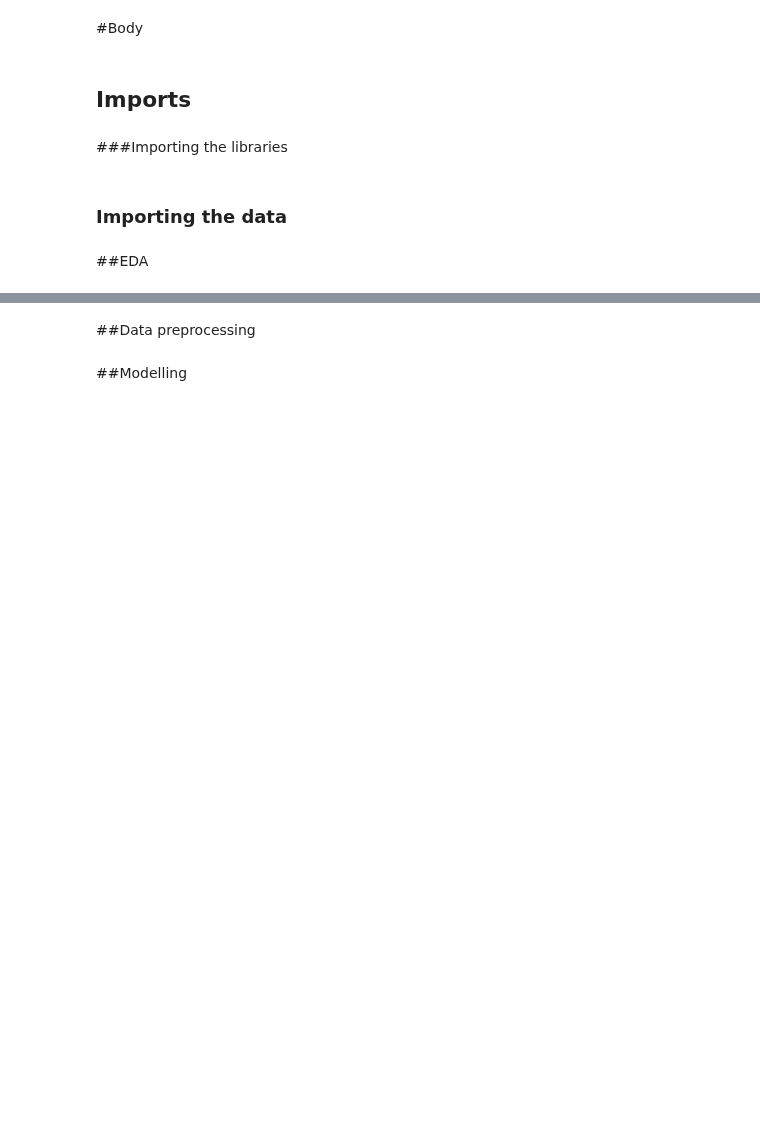
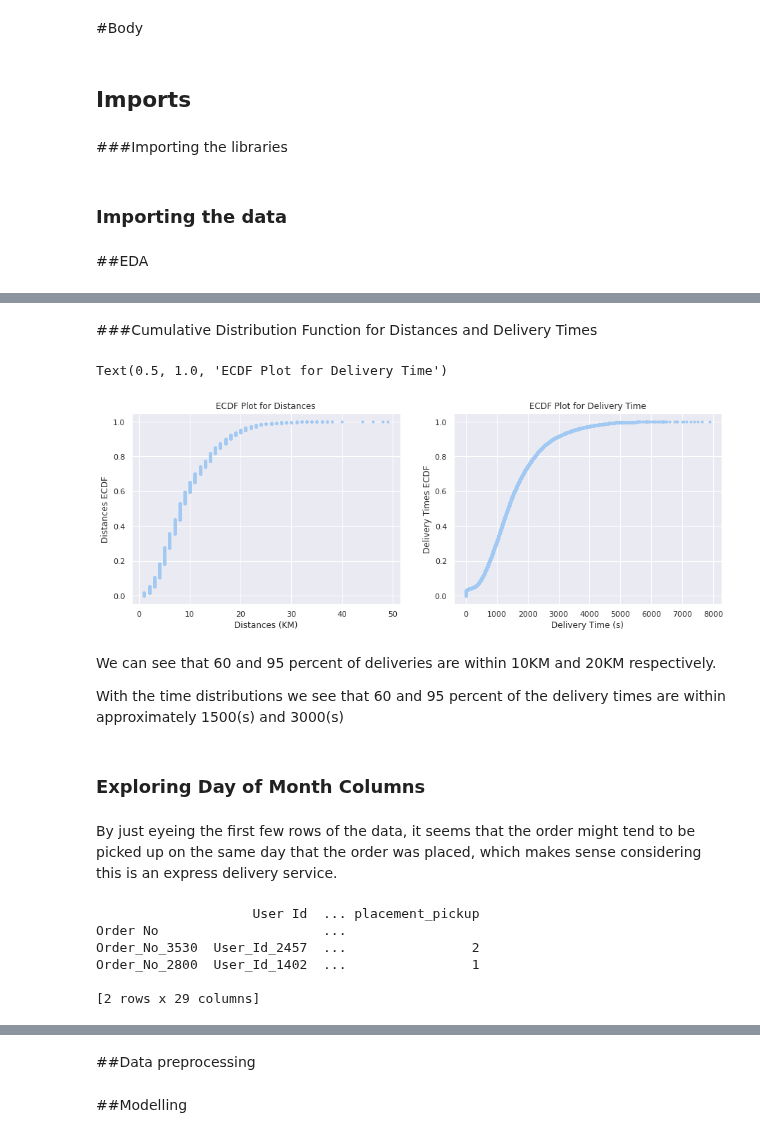
Before and after one commit to monicafar147/logistics-challenge, a Jupyter notebook: cleaned.ipynb, the cells around one changed output, grey strips where cells are left out. Cells and saved outputs as stored; diff of their text form; code cells hidden in the pictures; blank space fills up the shorter version.

```diff
--- a/cleaned.ipynb
+++ b/cleaned.ipynb
@@ -48,0 +117,45 @@ riders = pd.read_csv('https://raw.githubusercontent.com/monicafar147/regression-
+# %% [markdown]
+###Cumulative Distribution Function for Distances and Delivery Times
+# %%
+distances = np.sort(train['Distance (KM)'])
+distances_ecdf = np.arange(1, len(distances) + 1) / len(distances)
+delivery_times = np.sort(train['Time from Pickup to Arrival'])
+delivery_times_ecdf = np.arange(1, len(delivery_times) + 1) / len(delivery_times)
+
+fig, (ax1, ax2) = plt.subplots(1,2,figsize=(15,5))
+ax1.plot(distances, distances_ecdf, marker='.', linestyle='none')
+ax1.set_xlabel('Distances (KM)')
+ax1.set_ylabel('Distances ECDF')
+ax1.set_title('ECDF Plot for Distances')
+
+ax2.plot(delivery_times, delivery_times_ecdf, marker='.', linestyle='none')
+ax2.set_xlabel('Delivery Time (s)')
+ax2.set_ylabel('Delivery Times ECDF')
+ax2.set_title('ECDF Plot for Delivery Time')
+# %% [output]
+Text(0.5, 1.0, 'ECDF Plot for Delivery Time')
+[figure, added]
+# %% [markdown]
+We can see that 60 and 95 percent of deliveries are within 10KM and 20KM respectively.
+
+
+With the time distributions we see that 60 and 95 percent of the delivery times are within approximately 1500(s) and 3000(s)
+# %% [markdown]
+### Exploring Day of Month Columns
+# %% [markdown]
+By just eyeing the first few rows of the data, it seems that the order might tend to be picked up on the same day that the order was placed, which makes sense considering this is an express delivery service.
+# %%
+# Creating a column that calculates the difference between when the
+# order was made and when the order was picked up
+train['placement_pickup'] = train['Pickup - Day of Month'] - train['Placement - Day of Month']
+print(train[train['placement_pickup'] > 0])
+
+# Dropping the calculated column
+train.drop(['placement_pickup'], axis=1, inplace=True)
+# %% [output]
+                    User Id  ... placement_pickup
+Order No                     ...
+Order_No_3530  User_Id_2457  ...                2
+Order_No_2800  User_Id_1402  ...                1
+
+[2 rows x 29 columns]
```
Also changed, not shown: parts of 26 cells of this notebook.
